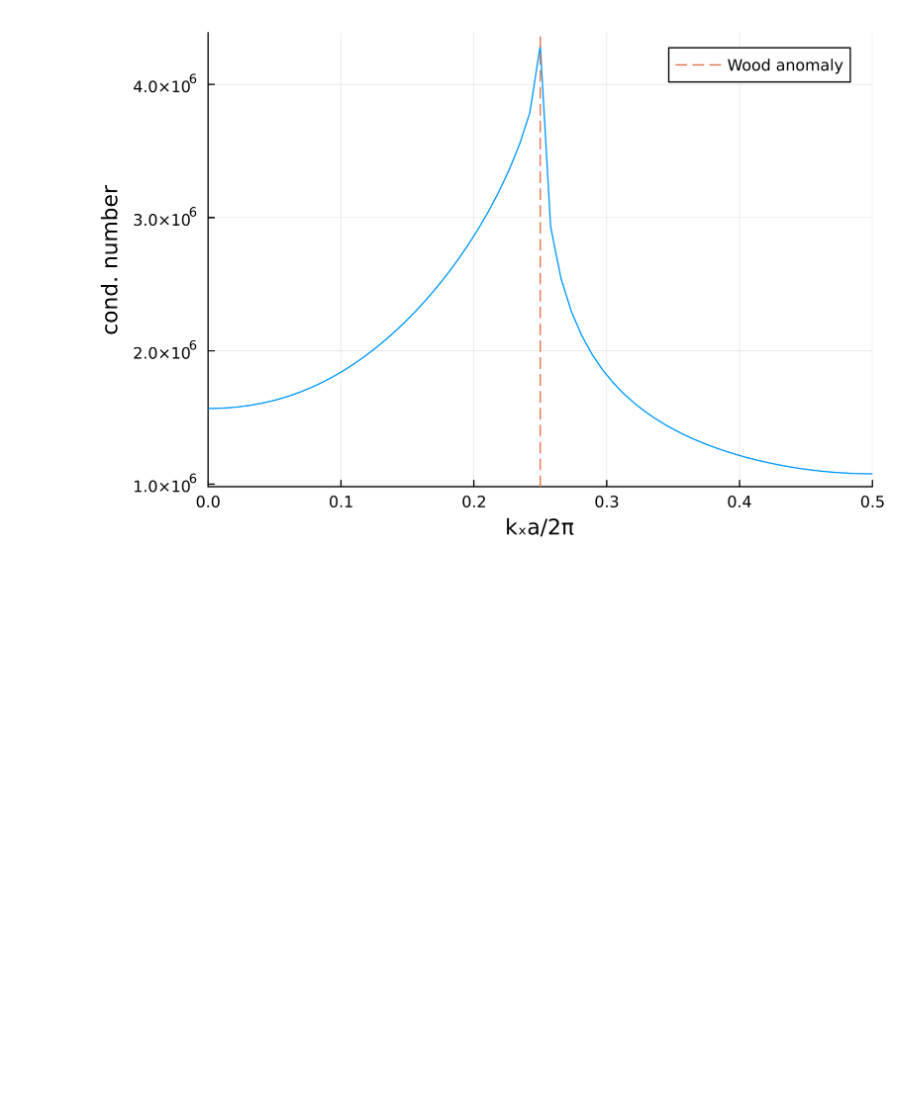
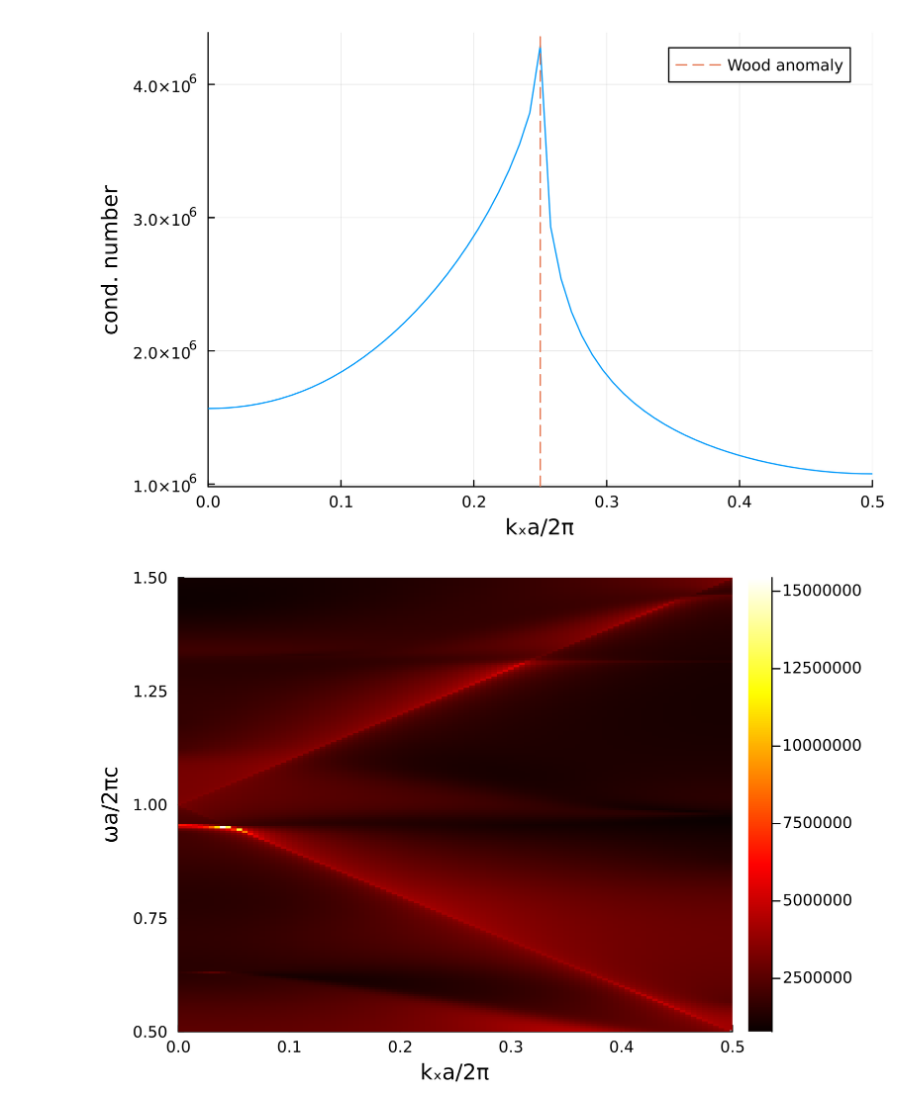
Before and after one commit to Riarrieta/DiffGrating1D, a Jupyter notebook: examples/ex5/notebook.ipynb, the cells around one changed output. Cells and saved outputs as stored; diff of their text form; code cells hidden in the pictures; blank space fills up the shorter version.

Commit message:
add data_cond_number_w_kx example

```diff
--- a/examples/ex5/notebook.ipynb
+++ b/examples/ex5/notebook.ipynb
@@ -34,3 +34,18 @@ savefig("ex5_cond_number.pdf")
 plot(fig)
 # %% [output]
 [figure]
+# %%
+# Wood anomaly multiple wavelengths
+using Plots.PlotMeasures
+data_file = "data_cond_number_w_kx.jld"
+@load data_file αlist wLlist clist
+fig = heatmap(αlist,wLlist,(transpose(clist)),grid=false,xlabel="kₓa/2π",ylabel="ωa/2πc",c=:hot,dpi=600,
+              right_margin=50px)#zformatter = x->string(Int(x/1e6),"*pow10"))
+xlims!(0.0,0.5)
+ylims!(0.5,1.5)
+
+
+savefig("ex5_cond_number_w_kx.pdf")
+plot(fig)
+# %% [output]
+[figure, added]
```
Also changed, not shown: 3 other files.
